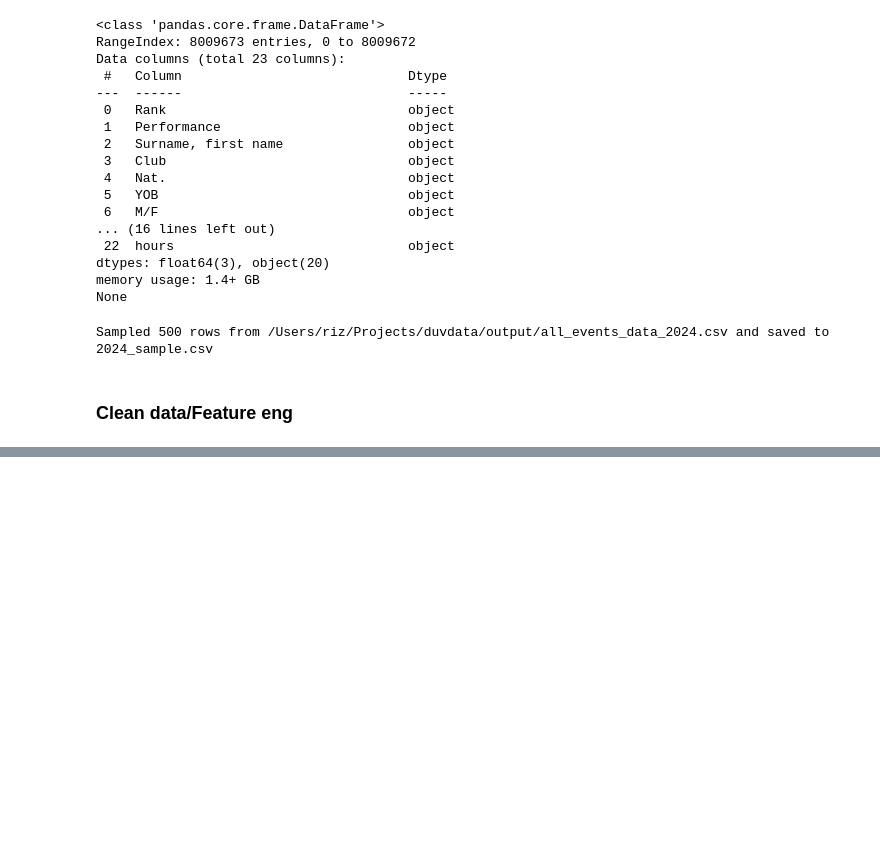
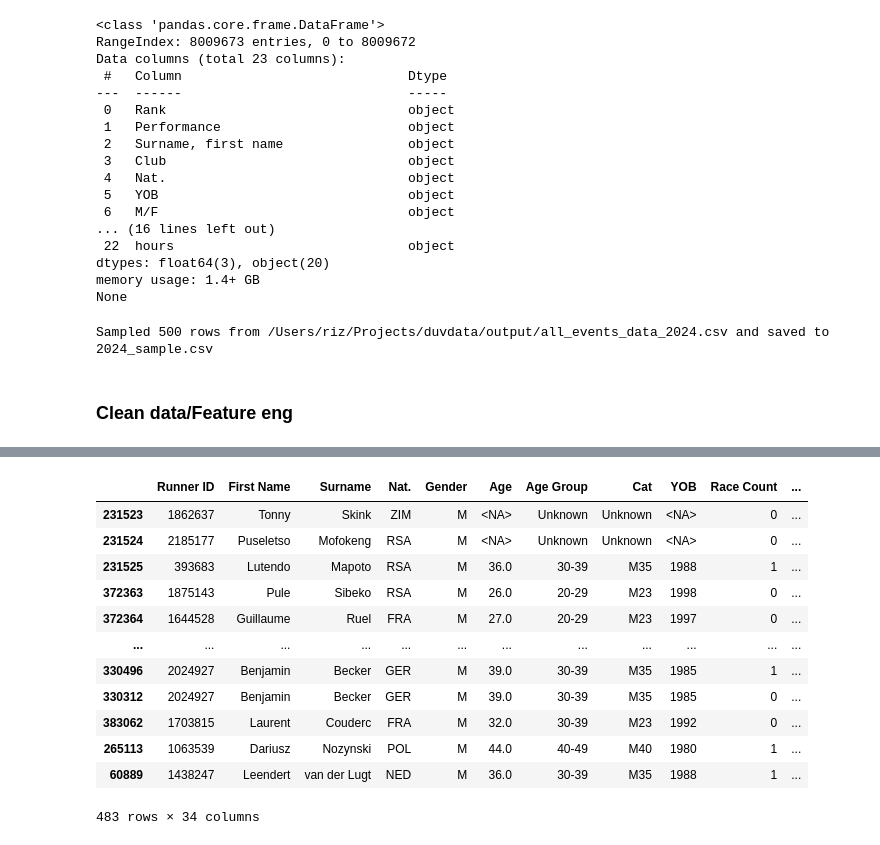
Before and after one commit to Dusoye/DUVResults, a Jupyter notebook: scr/clean_data.ipynb, the cells around one changed output, grey strips where cells are left out. Cells and saved outputs as stored; diff of their text form; code cells hidden in the pictures; blank space fills up the shorter version.

```diff
--- a/scr/clean_data.ipynb
+++ b/scr/clean_data.ipynb
@@ -387,0 +420,16 @@ df_clean[(df_clean['Runner ID']==1393329)]
+# %%
+df_clean[df_clean['Avg.Speed km/h']>15].sort_values(by=['Average Speed'])
+# %% [output]
+|  | Runner ID | First Name | Surname | Nat. | Gender | Age | Age Group | Cat | YOB | Race Count | ... |
+| 231523 | 1862637 | Tonny | Skink | ZIM | M | <NA> | Unknown | Unknown | <NA> | 0 | ... |
+| 231524 | 2185177 | Puseletso | Mofokeng | RSA | M | <NA> | Unknown | Unknown | <NA> | 0 | ... |
+| 231525 | 393683 | Lutendo | Mapoto | RSA | M | 36.0 | 30-39 | M35 | 1988 | 1 | ... |
+| 372363 | 1875143 | Pule | Sibeko | RSA | M | 26.0 | 20-29 | M23 | 1998 | 0 | ... |
+| 372364 | 1644528 | Guillaume | Ruel | FRA | M | 27.0 | 20-29 | M23 | 1997 | 0 | ... |
+| ... | ... | ... | ... | ... | ... | ... | ... | ... | ... | ... | ... |
+| 330496 | 2024927 | Benjamin | Becker | GER | M | 39.0 | 30-39 | M35 | 1985 | 1 | ... |
+| 330312 | 2024927 | Benjamin | Becker | GER | M | 39.0 | 30-39 | M35 | 1985 | 0 | ... |
+| 383062 | 1703815 | Laurent | Couderc | FRA | M | 32.0 | 30-39 | M23 | 1992 | 0 | ... |
+| 265113 | 1063539 | Dariusz | Nozynski | POL | M | 44.0 | 40-49 | M40 | 1980 | 1 | ... |
+| 60889 | 1438247 | Leendert | van der Lugt | NED | M | 36.0 | 30-39 | M35 | 1988 | 1 | ... |
+483 rows × 34 columns
```
Also changed, not shown: parts of 11 cells of this notebook, 2 other files.
